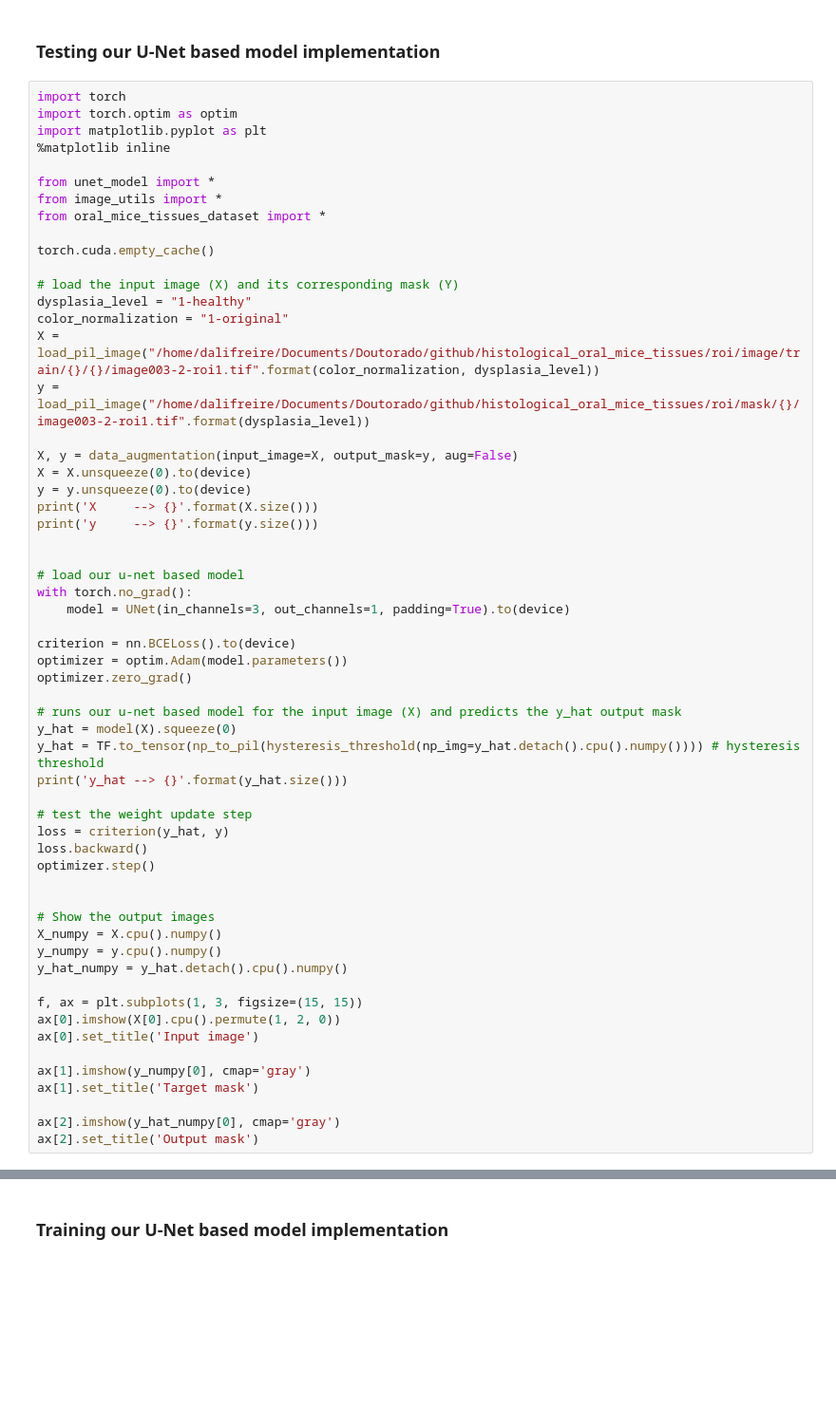
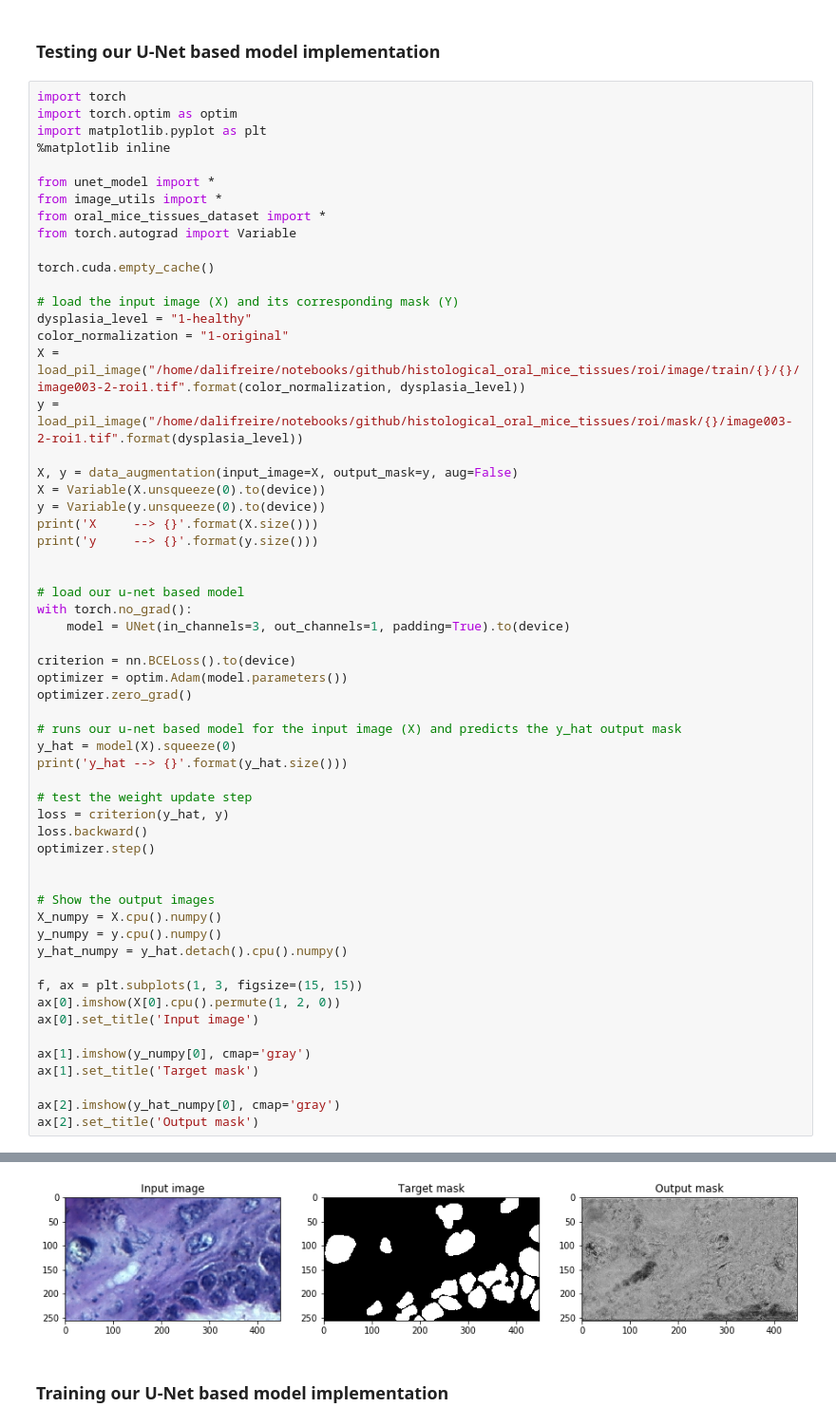
Before and after one commit to dalifreire/dysplastic_oral_tissues_segmentation, a Jupyter notebook: train_model.ipynb, the cells around one changed output, grey strips where cells are left out. Shown: that part at 95% size. Cells and saved outputs as stored; diff of their text form; blank space fills up the shorter version.

```diff
--- a/train_model.ipynb
+++ b/train_model.ipynb
@@ -16,18 +18,19 @@ import matplotlib.pyplot as plt
 from unet_model import *
 from image_utils import *
 from oral_mice_tissues_dataset import *
+from torch.autograd import Variable
 
 torch.cuda.empty_cache()
 
 # load the input image (X) and its corresponding mask (Y)
 dysplasia_level = "1-healthy"
 color_normalization = "1-original"
-X = load_pil_image("/home/dalifreire/Documents/Doutorado/github/histological_oral_mice_tissues/roi/image/train/{}/{}/image003-2-roi1.tif".format(color_normalization, dysplasia_level))
-y = load_pil_image("/home/dalifreire/Documents/Doutorado/github/histological_oral_mice_tissues/roi/mask/{}/image003-2-roi1.tif".format(dysplasia_level))
+X = load_pil_image("/home/dalifreire/notebooks/github/histological_oral_mice_tissues/roi/image/train/{}/{}/image003-2-roi1.tif".format(color_normalization, dysplasia_level))
+y = load_pil_image("/home/dalifreire/notebooks/github/histological_oral_mice_tissues/roi/mask/{}/image003-2-roi1.tif".format(dysplasia_level))
 
 X, y = data_augmentation(input_image=X, output_mask=y, aug=False)
-X = X.unsqueeze(0).to(device)
-y = y.unsqueeze(0).to(device)
+X = Variable(X.unsqueeze(0).to(device))
+y = Variable(y.unsqueeze(0).to(device))
 print('X     --> {}'.format(X.size()))
 print('y     --> {}'.format(y.size()))
 
@@ -42,7 +45,6 @@ optimizer.zero_grad()
 
 # runs our u-net based model for the input image (X) and predicts the y_hat output mask
 y_hat = model(X).squeeze(0)
-y_hat = TF.to_tensor(np_to_pil(hysteresis_threshold(np_img=y_hat.detach().cpu().numpy()))) # hysteresis threshold
 print('y_hat --> {}'.format(y_hat.size()))
 
 # test the weight update step
@@ -65,3 +67,4 @@ ax[1].set_title('Target mask')
 
 ax[2].imshow(y_hat_numpy[0], cmap='gray')
 ax[2].set_title('Output mask')
+# %% [output]
@@ -68,3 +75,4 @@ ax[2].set_title('Output mask')
+[figure, added]
 # %% [markdown]
 ### Training our U-Net based model implementation
 # %%
```
Also changed, not shown: parts of 4 cells of this notebook, 1 other file.
